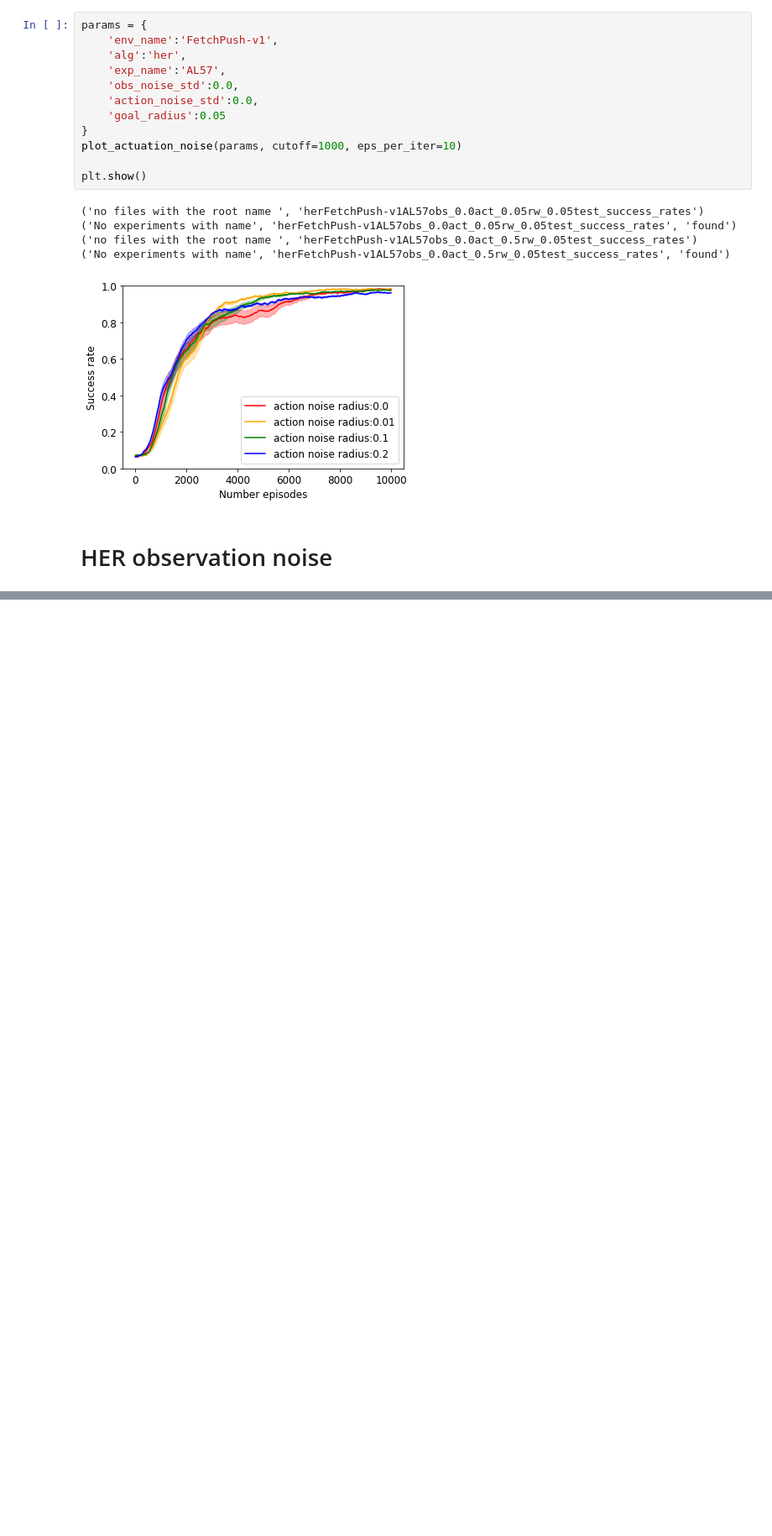
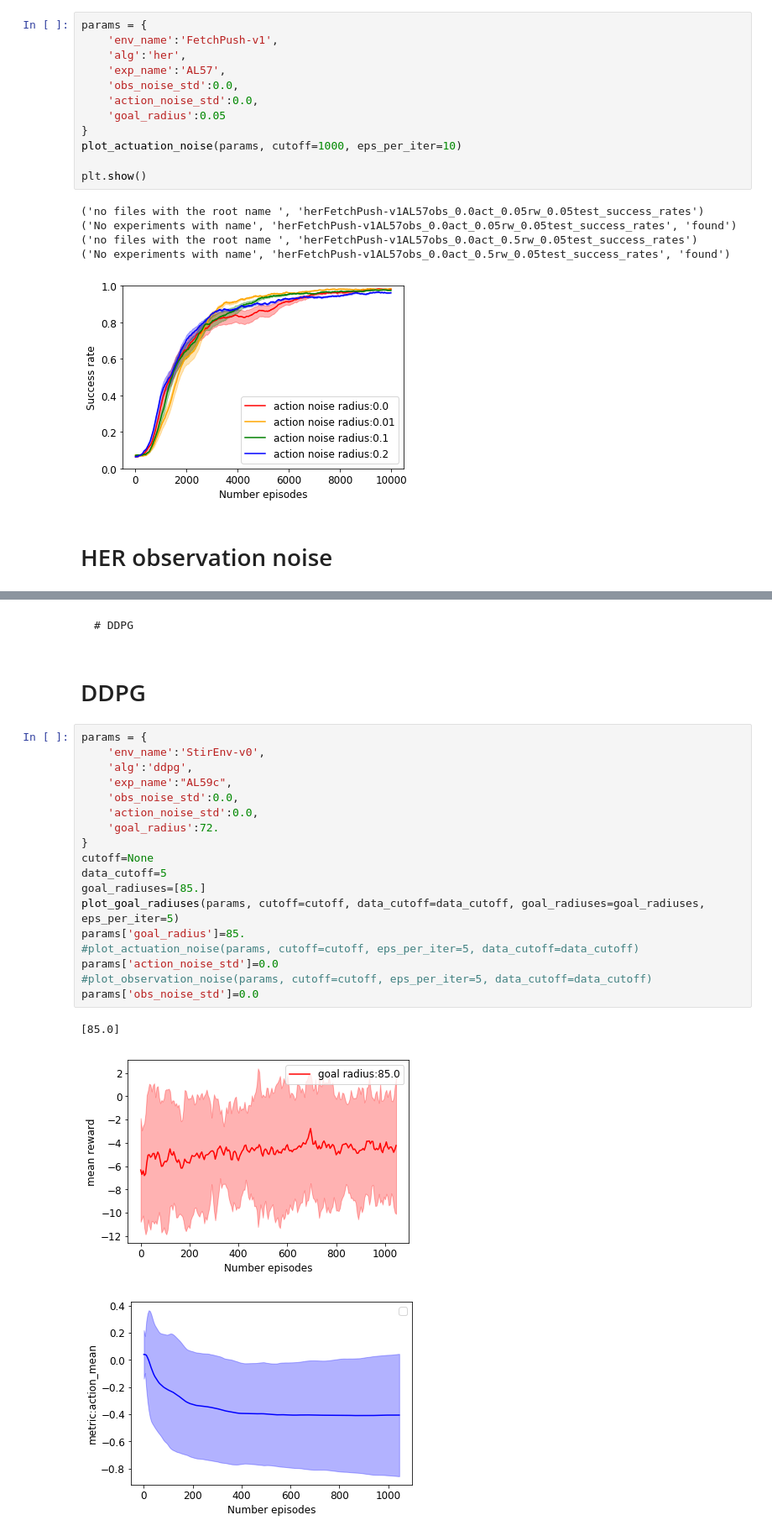
Before and after one commit to lagrassa/baselines, a Jupyter notebook: plotting.ipynb, the cells around one changed output, grey strips where cells are left out. Shown at 84% size. Drawn from its saved outputs; the diff is of its cells as text; blank space fills up the shorter version.

```diff
--- a/plotting.ipynb
+++ b/plotting.ipynb
@@ -308,0 +218,26 @@ goal radiuses was none
+# %% [markdown]
+    # DDPG
+# %% [markdown]
+# DDPG
+# %%
+params = {
+    'env_name':'StirEnv-v0',
+    'alg':'ddpg',
+    'exp_name':"AL59c",
+    'obs_noise_std':0.0,
+    'action_noise_std':0.0,
+    'goal_radius':72.
+}
+cutoff=None
+data_cutoff=5
+goal_radiuses=[85.]
+plot_goal_radiuses(params, cutoff=cutoff, data_cutoff=data_cutoff, goal_radiuses=goal_radiuses, eps_per_iter=5)
+params['goal_radius']=85.
+#plot_actuation_noise(params, cutoff=cutoff, eps_per_iter=5, data_cutoff=data_cutoff)
+params['action_noise_std']=0.0
+#plot_observation_noise(params, cutoff=cutoff, eps_per_iter=5, data_cutoff=data_cutoff)
+params['obs_noise_std']=0.0
+# %% [output]
+[85.0]
+[figure, added]
+[figure, added]
```
Also changed, not shown: parts of 5 cells of this notebook, 9 other files.
